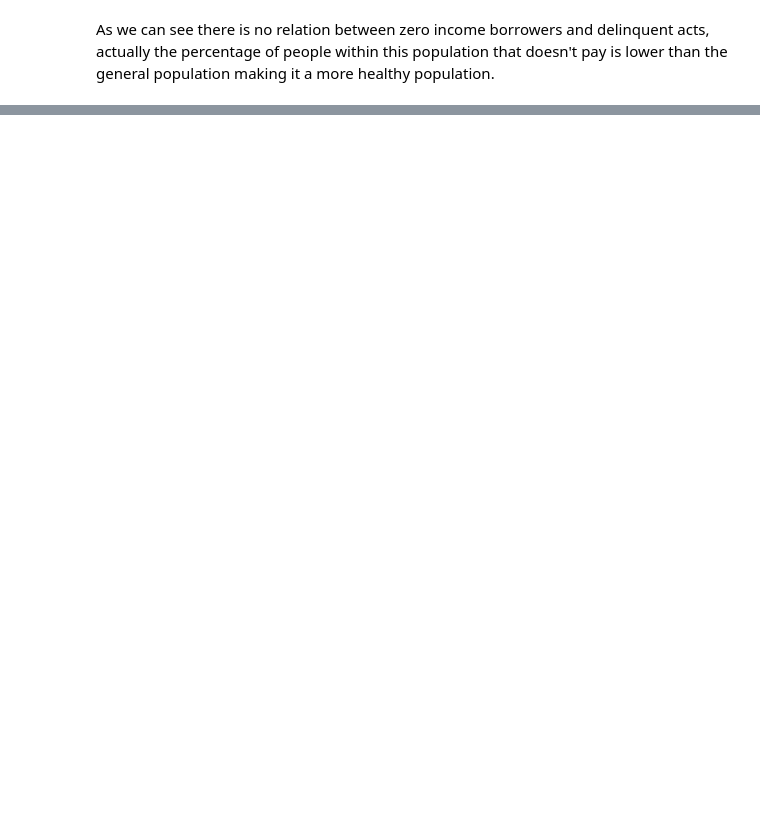
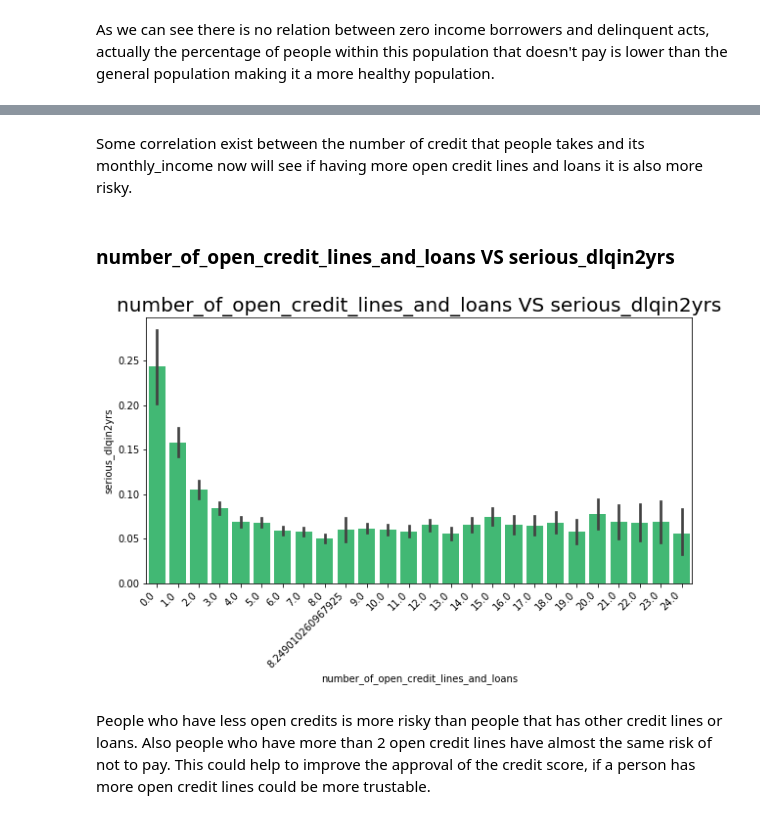
Before and after one commit to renzobechler-zz/credits_eda, a Jupyter notebook: notebooks/EDA.ipynb, the cells around one changed output, grey strips where cells are left out. Cells and saved outputs as stored; diff of their text form; code cells hidden in the pictures; blank space fills up the shorter version.

```diff
--- a/notebooks/EDA.ipynb
+++ b/notebooks/EDA.ipynb
@@ -188,0 +204,18 @@ zero_income.describe()
+# %% [markdown]
+Some correlation exist between the number of credit that people takes and its monthly_income now will see if having more open credit lines and loans it is also more risky.
+# %% [markdown]
+### number_of_open_credit_lines_and_loans VS serious_dlqin2yrs
+# %%
+#Create subplots
+fig, ax = plt.subplots(figsize=(10,5))
+
+ax1 = sns.barplot(x='number_of_open_credit_lines_and_loans' , y='serious_dlqin2yrs', ax=ax, data=credit_data, color='#2ecc71');
+
+ax1.set_xticklabels(ax1.get_xticklabels(), rotation=45, ha="right")
+
+ax1.set_title('number_of_open_credit_lines_and_loans VS serious_dlqin2yrs',fontsize= 20)
+plt.show()
+# %% [output]
+[figure, added]
+# %% [markdown]
+People who have less open credits is more risky than people that has other credit lines or loans. Also people who have more than 2 open credit lines have almost the same risk of not to pay. This could help to improve the approval of the credit score, if a person has more open credit lines could be more trustable.
```
Also changed, not shown: parts of 13 cells of this notebook, 3 other files.
